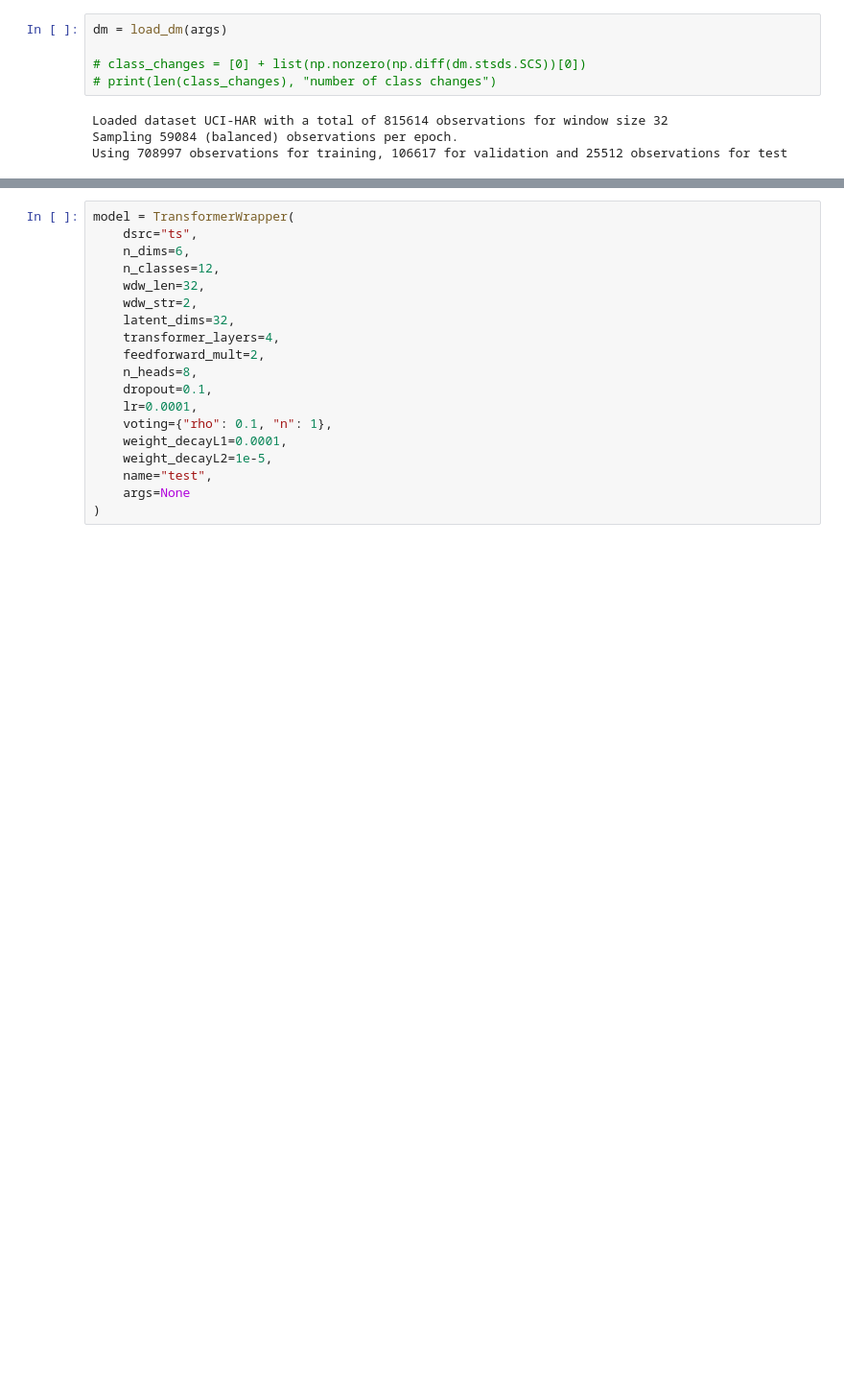
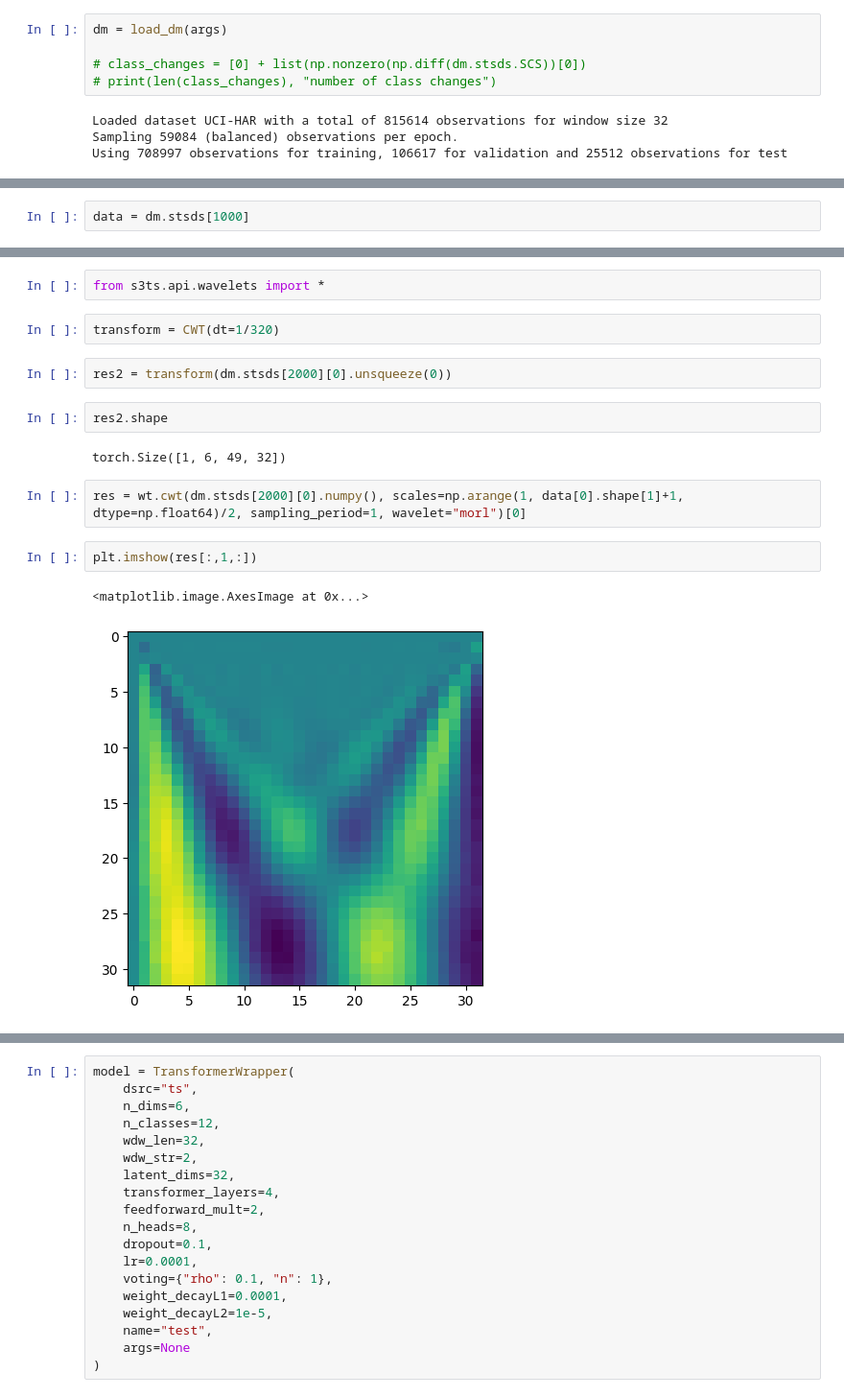
Before and after one commit to rcoteru/s3ts, a Jupyter notebook: test.ipynb, the cells around one changed output, grey strips where cells are left out. Shown at 96% size. Saved outputs shown, nothing was run; the diff lists cells and outputs as text; blank space fills up the shorter version.

Commit message:
wavelet transform for generating images

```diff
--- a/test.ipynb
+++ b/test.ipynb
@@ -34,0 +37,2 @@ Using 708997 observations for training, 106617 for validation and 25512 observat
+# %%
+data = dm.stsds[1000]
@@ -34,0 +49,17 @@ Using 708997 observations for training, 106617 for validation and 25512 observat
+# %%
+from s3ts.api.wavelets import *
+# %%
+transform = CWT(dt=1/320)
+# %%
+res2 = transform(dm.stsds[2000][0].unsqueeze(0))
+# %%
+res2.shape
+# %% [output]
+torch.Size([1, 6, 49, 32])
+# %%
+res = wt.cwt(dm.stsds[2000][0].numpy(), scales=np.arange(1, data[0].shape[1]+1, dtype=np.float64)/2, sampling_period=1, wavelet="morl")[0]
+# %%
+plt.imshow(res[:,1,:])
+# %% [output]
+<matplotlib.image.AxesImage at 0x...>
+[figure, added]
```
Also changed, not shown: parts of 4 cells of this notebook, 4 other files.
